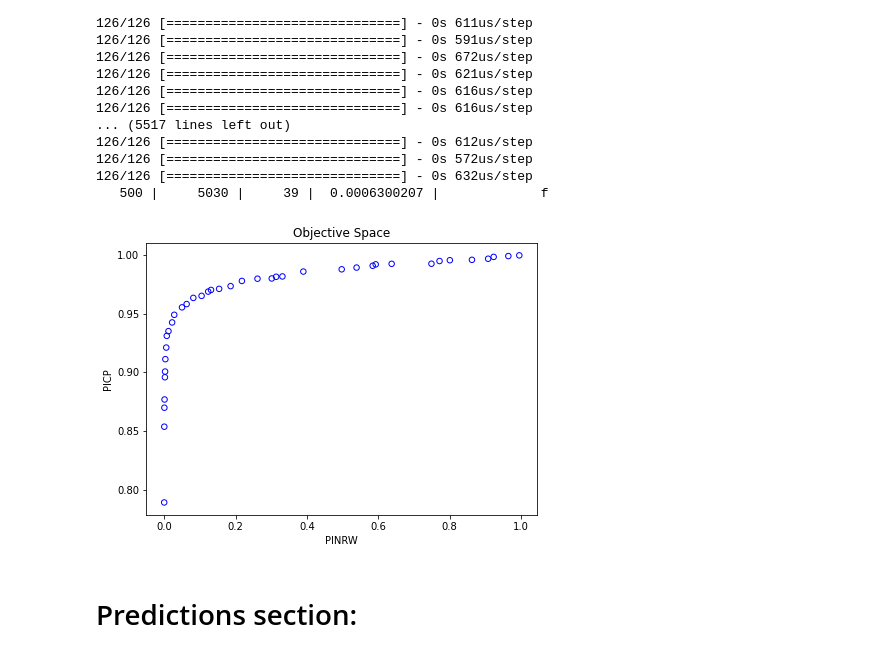
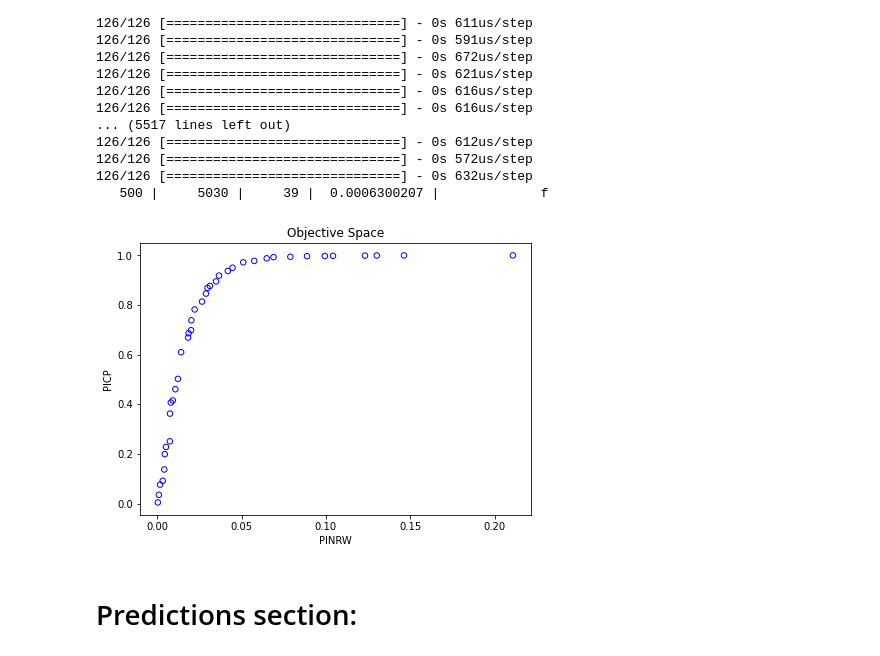
Before and after one commit to alexandrgsv/stock_prediction_models, a Jupyter notebook: _MMVB_nsga_ii_ub_lb_ipynb_weights_ipynb__.ipynb, the cells around one changed output. Cells and saved outputs as stored; diff of their text form; code cells hidden in the pictures.

```diff
--- a/_MMVB_nsga_ii_ub_lb_ipynb_weights_ipynb__.ipynb
+++ b/_MMVB_nsga_ii_ub_lb_ipynb_weights_ipynb__.ipynb
@@ -340,13 +332,13 @@ F_df = pd.read_csv('F.csv')
 F = np.array(F_df.iloc[:,1:])
 # %%
 plt.figure(figsize=(7, 5))
-plt.scatter(F[:, 0], 1 - F[:, 1], s=30, facecolors='none', edgecolors='blue')
+plt.scatter(F[:, 1], 1 - F[:, 0], s=30, facecolors='none', edgecolors='blue')
 plt.title("Objective Space")
 plt.xlabel('PINRW')
 plt.ylabel('PICP')
 plt.show()
 # %% [output]
-[figure, old version]
+[figure, new version]
 # %%
 y_test = scaler.inverse_transform(y_test)
 # %% [markdown]
```
Also changed, not shown: parts of 1 cell of this notebook.
